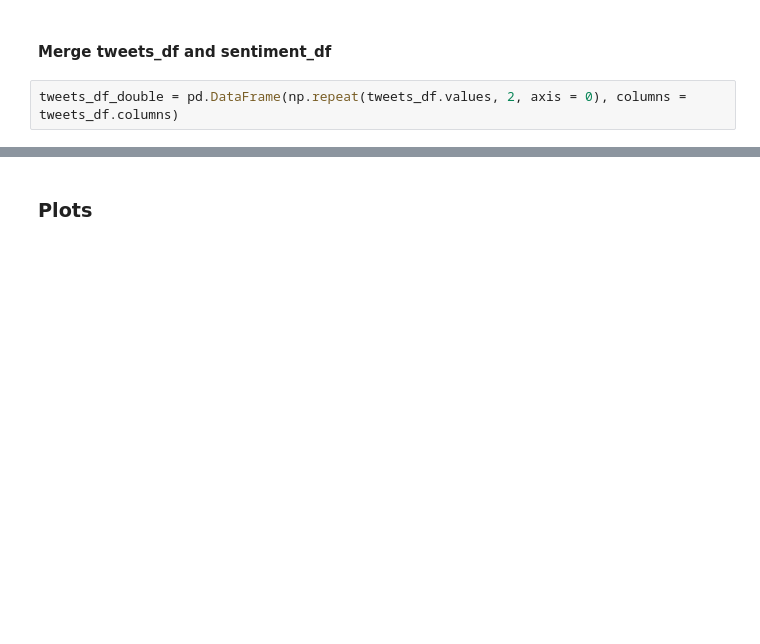
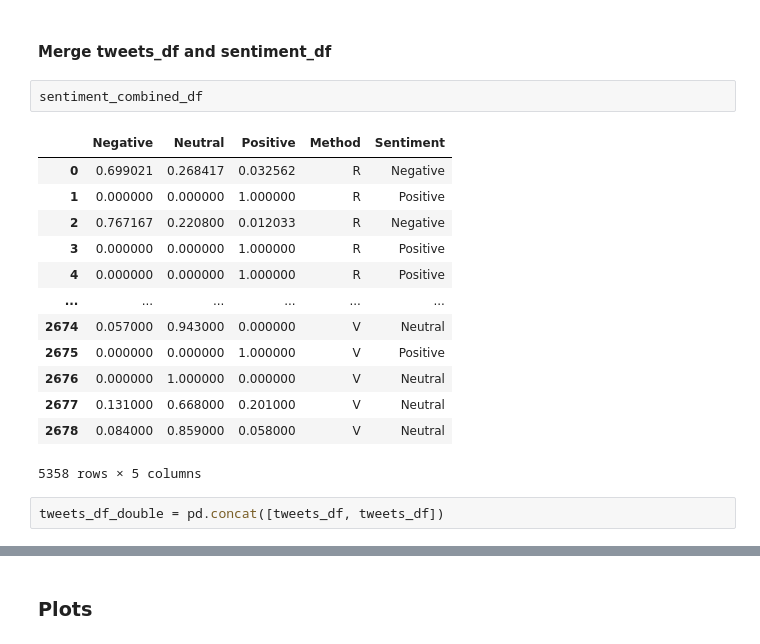
Before and after one commit to lbarrett24/CA-Election-Data-Challenge, a Jupyter notebook: Prop30_Twitter_SA.ipynb, the cells around one changed output, grey strips where cells are left out. Drawn from its saved outputs; the diff is of its cells as text; blank space fills up the shorter version.

```diff
--- a/Prop30_Twitter_SA.ipynb
+++ b/Prop30_Twitter_SA.ipynb
@@ -173,5 +177,21 @@ sentiment_df
 # %% [markdown]
 #### Merge tweets_df and sentiment_df
-# %%
-tweets_df_double = pd.DataFrame(np.repeat(tweets_df.values, 2, axis = 0), columns = tweets_df.columns)
+# %%
+sentiment_combined_df
+# %% [output]
+|  | Negative | Neutral | Positive | Method | Sentiment |
+| 0 | 0.699021 | 0.268417 | 0.032562 | R | Negative |
+| 1 | 0.000000 | 0.000000 | 1.000000 | R | Positive |
+| 2 | 0.767167 | 0.220800 | 0.012033 | R | Negative |
+| 3 | 0.000000 | 0.000000 | 1.000000 | R | Positive |
+| 4 | 0.000000 | 0.000000 | 1.000000 | R | Positive |
+| ... | ... | ... | ... | ... | ... |
+| 2674 | 0.057000 | 0.943000 | 0.000000 | V | Neutral |
+| 2675 | 0.000000 | 0.000000 | 1.000000 | V | Positive |
+| 2676 | 0.000000 | 1.000000 | 0.000000 | V | Neutral |
+| 2677 | 0.131000 | 0.668000 | 0.201000 | V | Neutral |
+| 2678 | 0.084000 | 0.859000 | 0.058000 | V | Neutral |
+5358 rows × 5 columns
+# %%
+tweets_df_double = pd.concat([tweets_df, tweets_df])
 # %%
```
Also changed, not shown: parts of 10 cells of this notebook.
